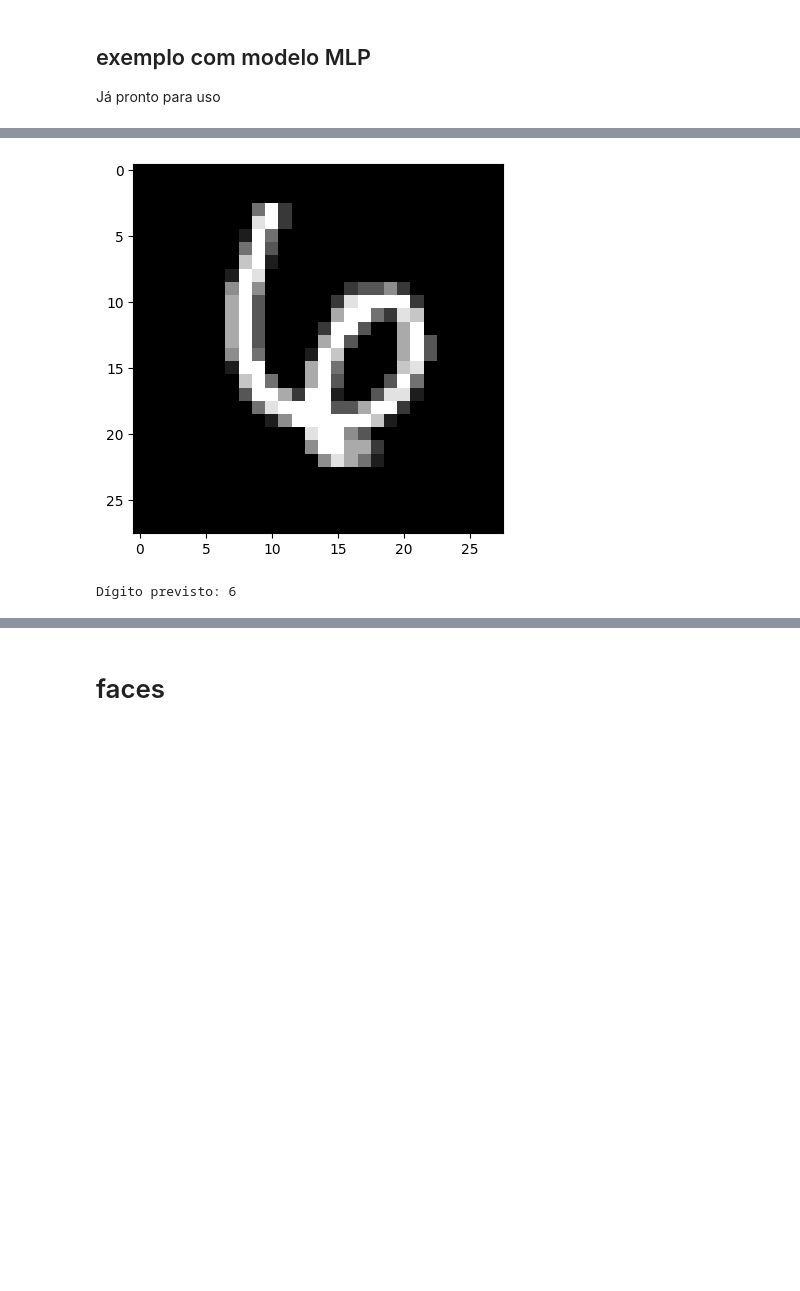
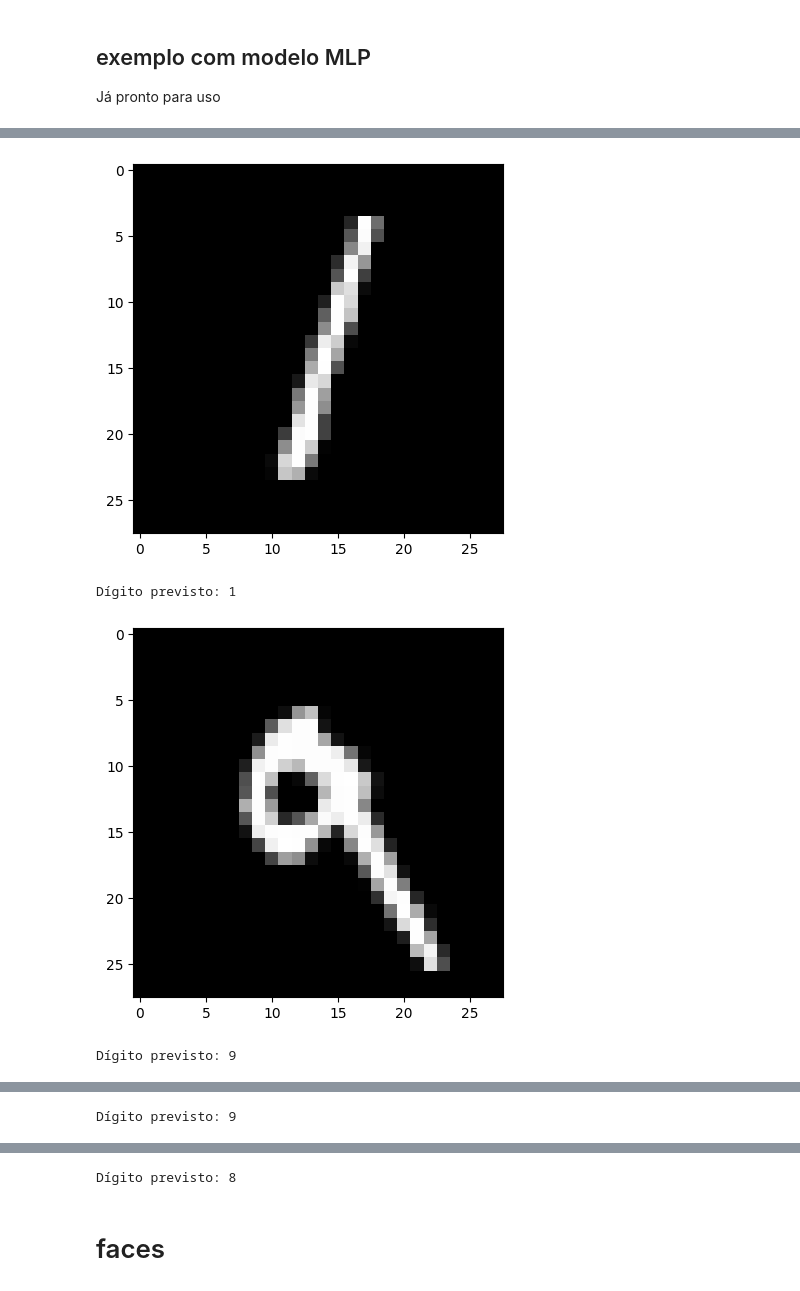
Before and after one commit to hernandemonteiro/data_science_study, a Jupyter notebook: Curiosidade_e_DeepLearnBook.ipynb, the cells around one changed output, grey strips where cells are left out. Cells and saved outputs as stored; diff of their text form; code cells hidden in the pictures; blank space fills up the shorter version.

```diff
--- a/Curiosidade_e_DeepLearnBook.ipynb
+++ b/Curiosidade_e_DeepLearnBook.ipynb
@@ -430,14 +482,16 @@ Acurácia no teste: 98.39%
 # %%
-# apresenta erros no index 720, 729
+# apresenta erros no index 720
+index = [2, 7, 999, 720]
+for i in index:
+  plt.imshow(dataset.data[i], cmap='gray')
+  plt.show()
 
-index = 22
-plt.imshow(dataset.data[index], cmap='gray')
-plt.show()
-
-with torch.no_grad():
-    output = model(dataset.data[index].unsqueeze(0).float())
-    pred = output.argmax(dim=1)
-    print(f"Dígito previsto: {pred.item()}")
+  with torch.no_grad():
+      output = model(dataset.data[i].unsqueeze(0).float())
+      pred = output.argmax(dim=1)
+      print(f"Dígito previsto: {pred.item()}")
 # %% [output]
-[figure, old version]
+[figure, new version]
-Dígito previsto: 6
+Dígito previsto: 1
+[figure, added]
+Dígito previsto: 9
@@ -443,0 +499 @@ Dígito previsto: 6
+Dígito previsto: 9
@@ -444,3 +501,4 @@ Dígito previsto: 6
+Dígito previsto: 8
 # %% [markdown]
 # faces
 # %%
```
Also changed, not shown: parts of 11 cells of this notebook.
